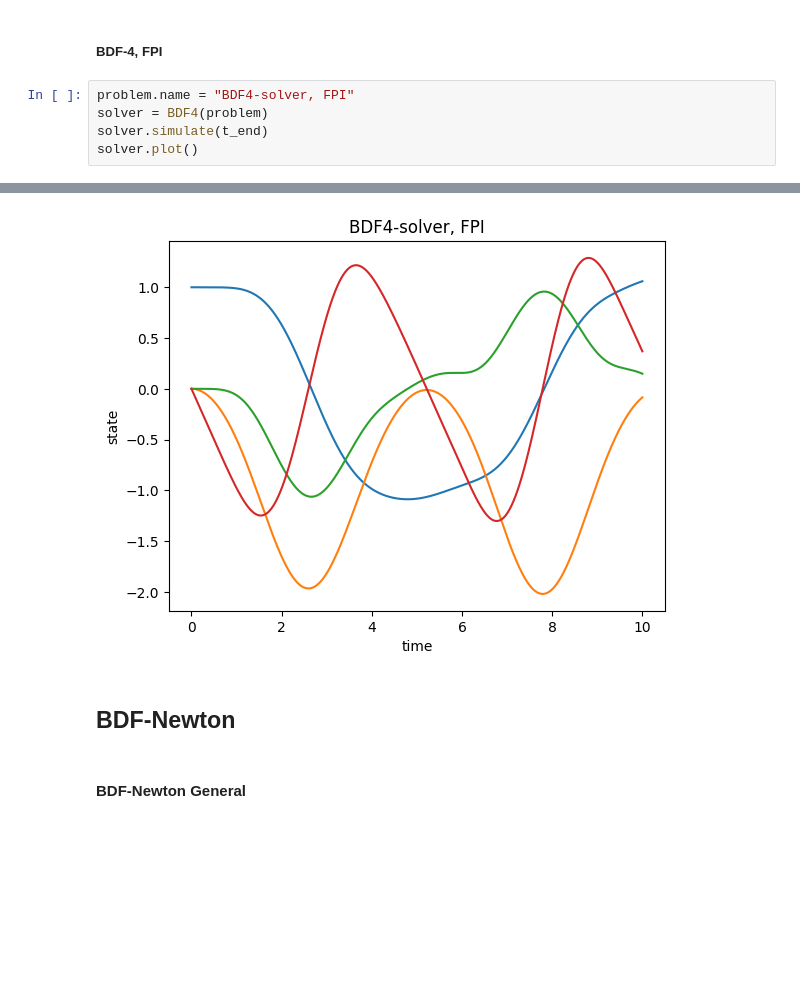
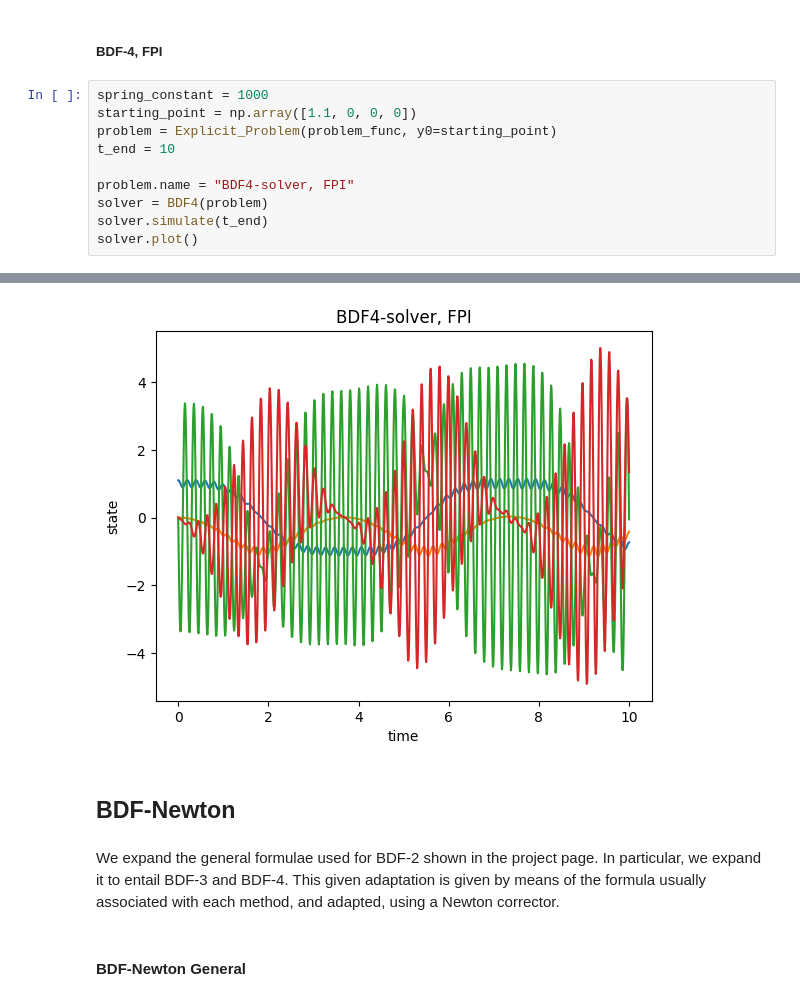
Before and after one commit to mudthomas/NUMN26, a Jupyter notebook: Presentation/presentation.ipynb, the cells around one changed output, grey strips where cells are left out. Cells and saved outputs as stored; diff of their text form; blank space fills up the shorter version.

Commit message:
More work done on presentation. Some Project1 left.

```diff
--- a/Presentation/presentation.ipynb
+++ b/Presentation/presentation.ipynb
@@ -476,6 +476,11 @@ With the BDF-3 method we can see that the simulation seems to perform normally w
 # %% [markdown]
 ##### BDF-4, FPI
 # %%
+spring_constant = 1000
+starting_point = np.array([1.1, 0, 0, 0])
+problem = Explicit_Problem(problem_func, y0=starting_point)
+t_end = 10
+
 problem.name = "BDF4-solver, FPI"
 solver = BDF4(problem)
 solver.simulate(t_end)
@@ -490,6 +495,8 @@ Elapsed simulation time: 0.2852299700025469 seconds.
-[figure, old version]
+[figure, new version]
 # %% [markdown]
 ## BDF-Newton
+# %% [markdown]
+We expand the general formulae used for BDF-2 shown in the project page. In particular, we expand it to entail BDF-3 and BDF-4. This given adaptation is given by means of the formula usually associated with each method, and adapted, using a Newton corrector.
 # %% [markdown]
 #### BDF-Newton General
 # %%
```
Also changed, not shown: parts of 11 cells of this notebook.
